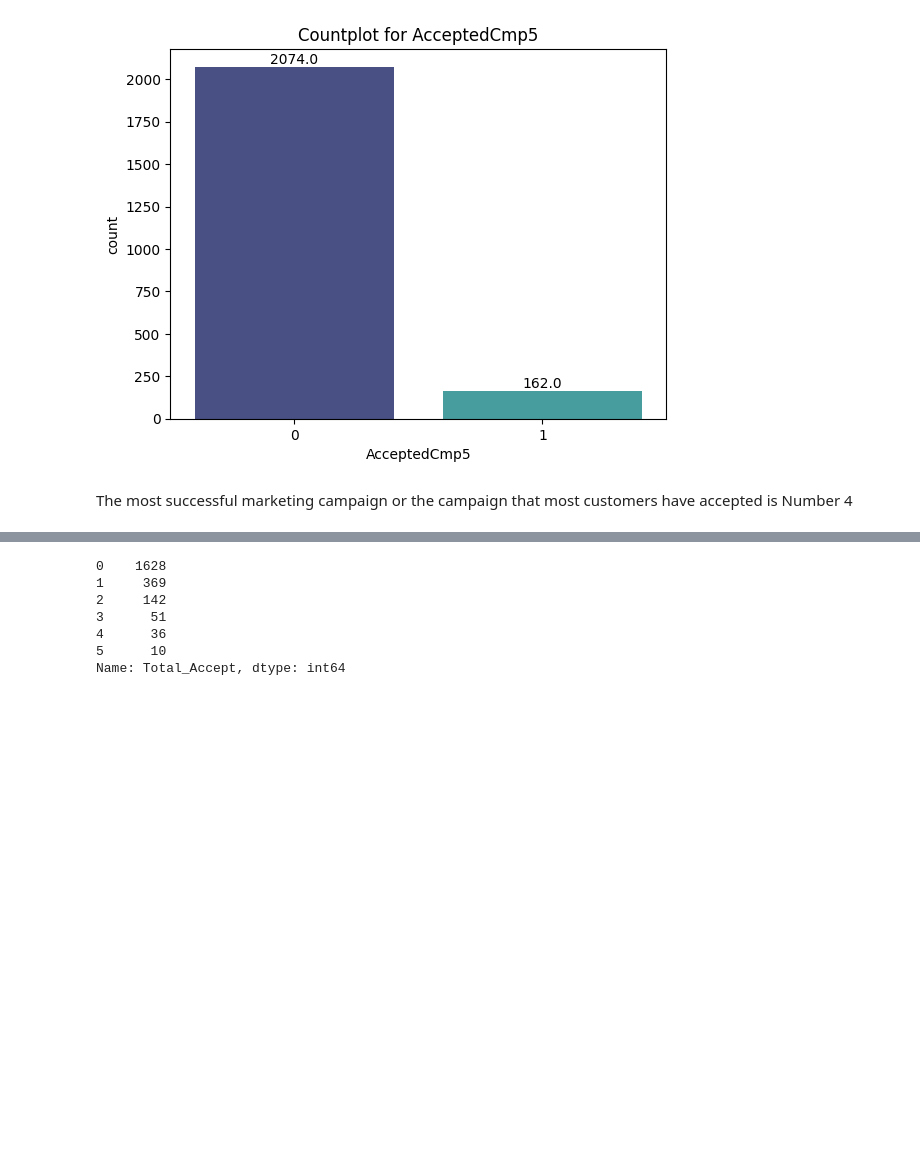
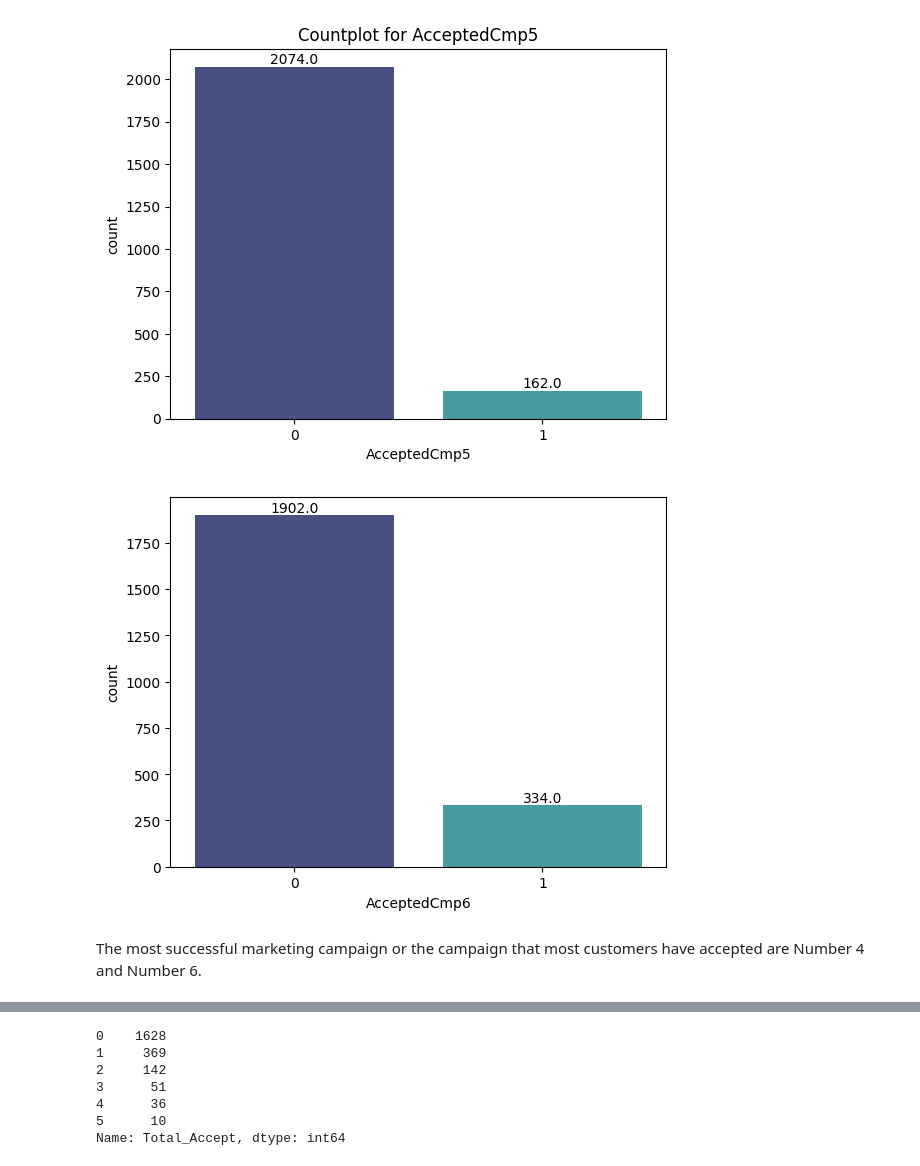
Before and after one commit to krisibraynova01/Thesis_TechnicalUnifersityofSofia, a Jupyter notebook: Graduation_thesis.ipynb, the cells around one changed output, grey strips where cells are left out. Drawn from its saved outputs; the diff is of its cells as text; code cells hidden in the pictures; blank space fills up the shorter version.

```diff
--- a/Graduation_thesis.ipynb
+++ b/Graduation_thesis.ipynb
@@ -504,5 +538,13 @@ for col in columns:
 [figure]
 [figure]
 [figure]
+# %%
+df.rename(columns={'Response':'AcceptedCmp6'}, inplace=True)
+# %%
+ax = sns.countplot(data=df, x= 'AcceptedCmp6', palette = 'mako')
+for p in ax.patches:
+        ax.annotate(f'{p.get_height()}', (p.get_x() + p.get_width() / 2., p.get_height()), ha='center', va='center', xytext=(0, 5), textcoords='offset points')
+# %% [output]
+[figure, added]
 # %% [markdown]
-The most successful marketing campaign or the campaign that most customers have accepted is Number 4
+The most successful marketing campaign or the campaign that most customers have accepted are Number 4 and Number 6.
```
Also changed, not shown: parts of 31 cells of this notebook.
